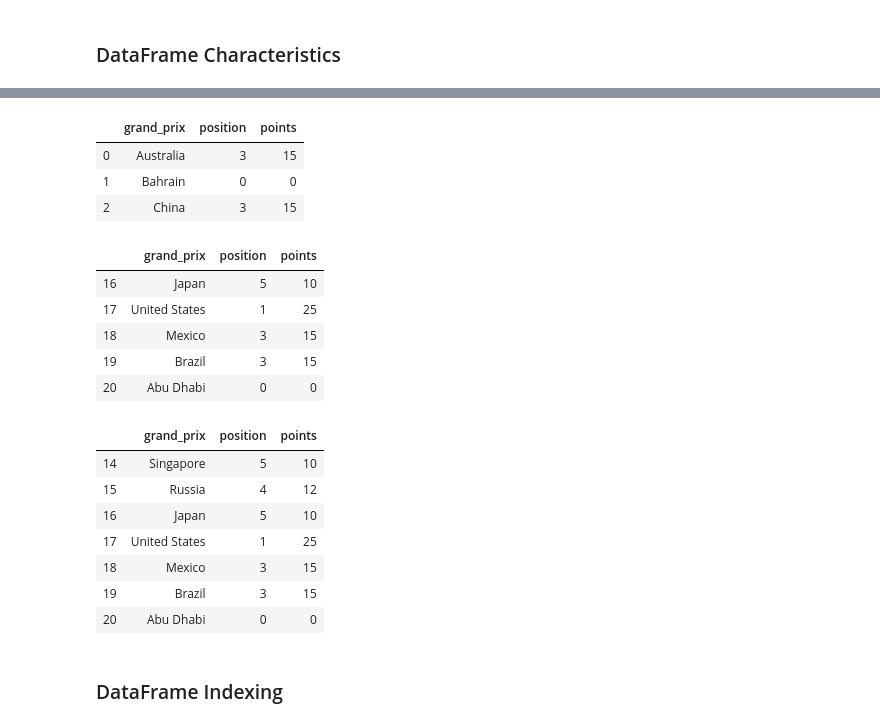
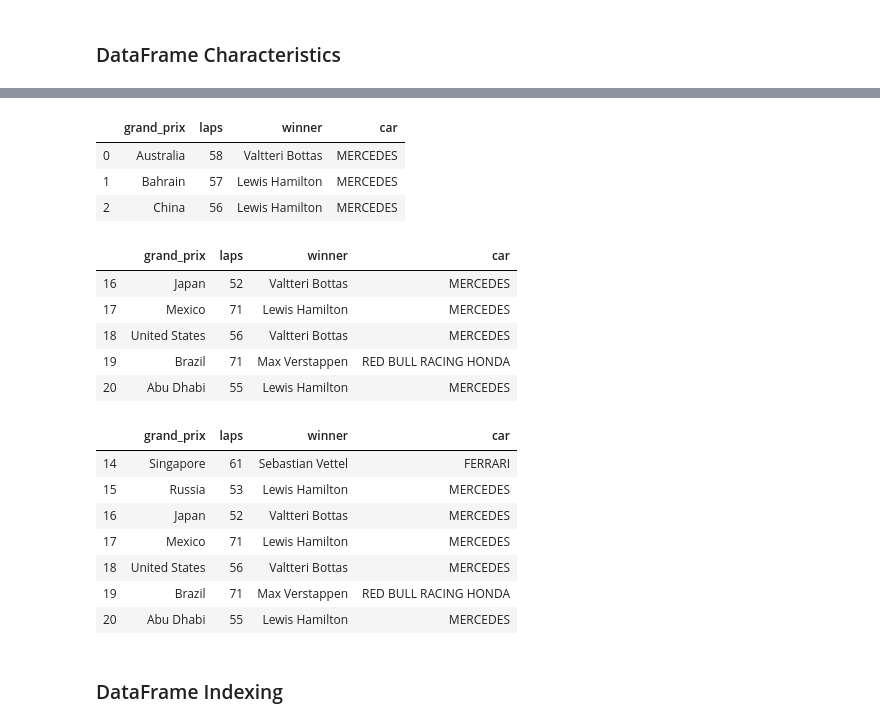
Before and after one commit to JKocher13/jupyter-notebooks.data-engineering, a Jupyter notebook: pandas/introduction_to_pandas.ipynb, the cells around one changed output, grey strips where cells are left out. Drawn from its saved outputs; the diff is of its cells as text; code cells hidden in the pictures.

```diff
--- a/pandas/introduction_to_pandas.ipynb
+++ b/pandas/introduction_to_pandas.ipynb
@@ -139,0 +115,20 @@ dataframe
+# %%
+f1_2019_races['winner'] = [
+    'Valtteri Bottas', 'Lewis Hamilton', 'Lewis Hamilton',
+    'Valtteri Bottas', 'Lewis Hamilton', 'Lewis Hamilton',
+    'Lewis Hamilton', 'Lewis Hamilton', 'Max Verstappen',
+    'Lewis Hamilton', 'Max Verstappen', 'Lewis Hamilton',
+    'Charles Leclerc', 'Charles Leclerc', 'Sebastian Vettel',
+    'Lewis Hamilton', 'Valtteri Bottas', 'Lewis Hamilton',
+    'Valtteri Bottas', 'Max Verstappen',
+]
+# %%
+f1_2019_races['car'] = [
+    'MERCEDES', 'MERCEDES', 'MERCEDES',
+    'MERCEDES', 'MERCEDES', 'MERCEDES',
+    'MERCEDES', 'MERCEDES', 'RED BULL RACING HONDA',
+    'MERCEDES', 'RED BULL RACING HONDA', 'MERCEDES',
+    'FERRARI', 'FERRARI', 'FERRARI',
+    'MERCEDES', 'MERCEDES', 'MERCEDES',
+    'MERCEDES', 'RED BULL RACING HONDA'
+]
@@ -140,9 +160,10 @@ dataframe
 # %% [markdown]
 **Appending rows to the DataFrame**
 # %%
-abu_dhabi_race = pd.Series(['Abu Dhabi', 0, 0], index=['grand_prix', 'position', 'points'])
+abu_dhabi_race = pd.Series(['Abu Dhabi', 55, 'Lewis Hamilton', 'MERCEDES'],
+                           index=['grand_prix', 'laps', 'winner', 'car'])
 # %%
-dataframe = dataframe.append(abu_dhabi_race, ignore_index=True)
+f1_2019_races = f1_2019_races.append(abu_dhabi_race, ignore_index=True)
 # %% [markdown]
 <a id="dataframe-characteristics"></a>
 ### DataFrame Characteristics
@@ -187,30 +205,30 @@ dataframe.head()
 # %%
-dataframe.head(3)
+f1_2019_races.head(3)
 # %% [output]
-|  | grand_prix | position | points |
-| 0 | Australia | 3 | 15 |
-| 1 | Bahrain | 0 | 0 |
-| 2 | China | 3 | 15 |
+|  | grand_prix | laps | winner | car |
+| 0 | Australia | 58 | Valtteri Bottas | MERCEDES |
+| 1 | Bahrain | 57 | Lewis Hamilton | MERCEDES |
+| 2 | China | 56 | Lewis Hamilton | MERCEDES |
 # %%
-dataframe.tail()
+f1_2019_races.tail()
 # %% [output]
-|  | grand_prix | position | points |
-| 16 | Japan | 5 | 10 |
-| 17 | United States | 1 | 25 |
-| 18 | Mexico | 3 | 15 |
-| 19 | Brazil | 3 | 15 |
-| 20 | Abu Dhabi | 0 | 0 |
+|  | grand_prix | laps | winner | car |
+| 16 | Japan | 52 | Valtteri Bottas | MERCEDES |
+| 17 | Mexico | 71 | Lewis Hamilton | MERCEDES |
+| 18 | United States | 56 | Valtteri Bottas | MERCEDES |
+| 19 | Brazil | 71 | Max Verstappen | RED BULL RACING HONDA |
+| 20 | Abu Dhabi | 55 | Lewis Hamilton | MERCEDES |
 # %%
-dataframe.tail(7)
+f1_2019_races.tail(7)
 # %% [output]
-|  | grand_prix | position | points |
-| 14 | Singapore | 5 | 10 |
-| 15 | Russia | 4 | 12 |
-| 16 | Japan | 5 | 10 |
-| 17 | United States | 1 | 25 |
-| 18 | Mexico | 3 | 15 |
-| 19 | Brazil | 3 | 15 |
-| 20 | Abu Dhabi | 0 | 0 |
+|  | grand_prix | laps | winner | car |
+| 14 | Singapore | 61 | Sebastian Vettel | FERRARI |
+| 15 | Russia | 53 | Lewis Hamilton | MERCEDES |
+| 16 | Japan | 52 | Valtteri Bottas | MERCEDES |
+| 17 | Mexico | 71 | Lewis Hamilton | MERCEDES |
+| 18 | United States | 56 | Valtteri Bottas | MERCEDES |
+| 19 | Brazil | 71 | Max Verstappen | RED BULL RACING HONDA |
+| 20 | Abu Dhabi | 55 | Lewis Hamilton | MERCEDES |
 # %% [markdown]
 <a id="dataframe-indexing"></a>
 ### DataFrame Indexing
```
Also changed, not shown: parts of 27 cells of this notebook.
